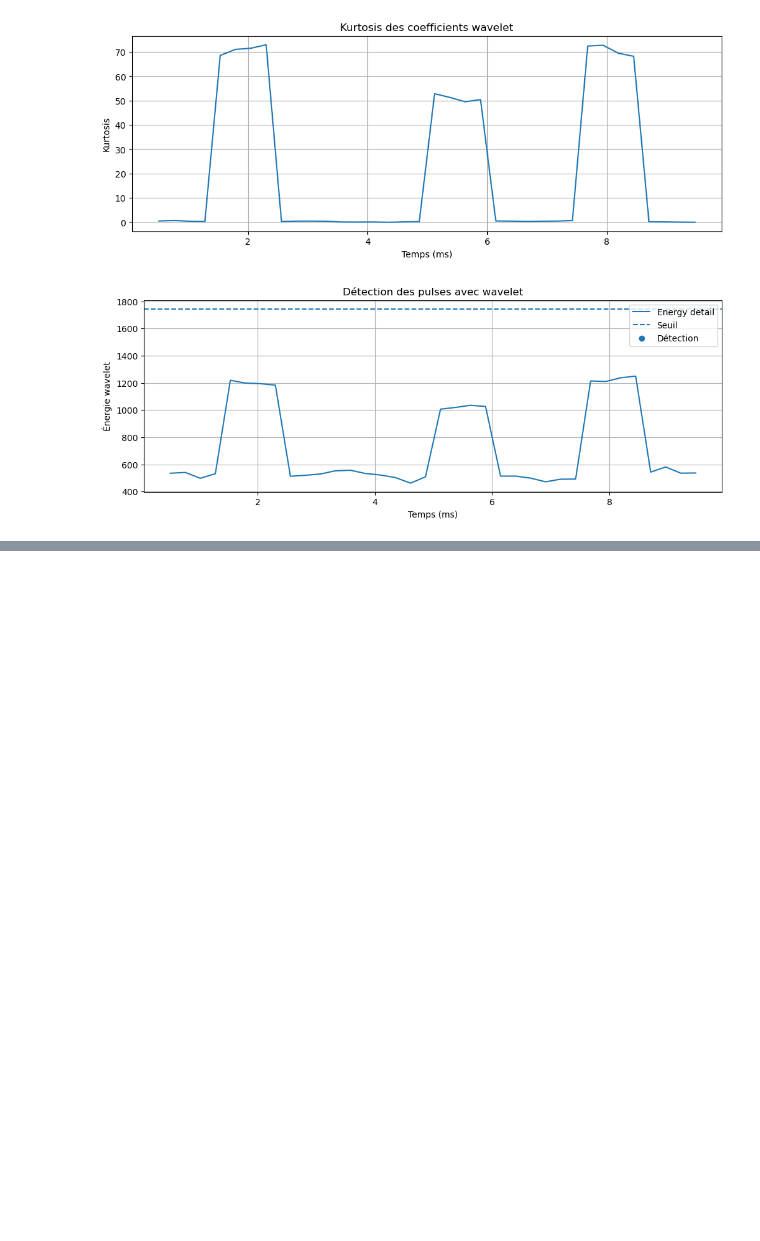
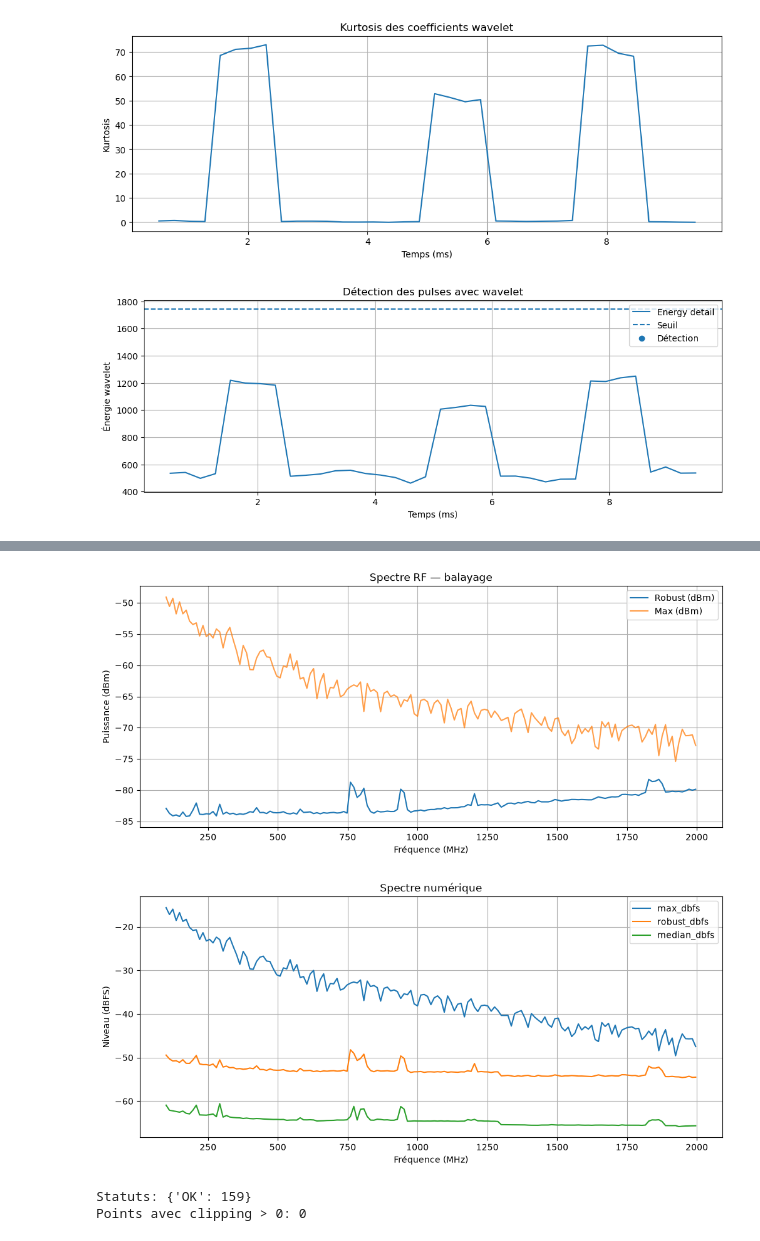
Before and after one commit to yousefBens/SDR_PRPD, a Jupyter notebook: Learn.ipynb, the cells around one changed output, grey strips where cells are left out. Drawn from its saved outputs; the diff is of its cells as text; code cells hidden in the pictures; blank space fills up the shorter version.

Commit message:
Add files to save time data simple and blayage

```diff
--- a/Learn.ipynb
+++ b/Learn.ipynb
@@ -1965,0 +1968,17 @@ plt.show()
+# %%
+from pathlib import Path
+import json
+import numpy as np
+import pandas as pd
+import matplotlib.pyplot as plt
+from matplotlib.colors import LogNorm
+
+DATA_DIR = Path('/home/yousef/Documents/zip_folder/measurement_20261118_102145')  # modifier si nécessaire
+plt.rcParams.update({'figure.figsize': (12, 5), 'axes.grid': True})
+metadata = json.loads((DATA_DIR / 'metadata.json').read_text(encoding='utf-8'))
+spectrum = pd.read_csv(DATA_DIR / 'spectrum.csv')
+prpd = pd.read_csv(DATA_DIR / 'prpd.csv')
+print(json.dumps(metadata, indent=2, ensure_ascii=False))
+print('\nSPECTRUM:', spectrum.shape, list(spectrum.columns))
+print('PRPD:', prpd.shape, list(prpd.columns))
+display(spectrum.head(), prpd.head())
@@ -1965,0 +2015,19 @@ plt.show()
+# %%
+fig, ax = plt.subplots()
+ax.plot(spectrum['freq_mhz'], spectrum['robust_dbm'], label='Robust (dBm)')
+ax.plot(spectrum['freq_mhz'], spectrum['max_dbm'], alpha=.75, label='Max (dBm)')
+ax.set(xlabel='Fréquence (MHz)', ylabel='Puissance (dBm)', title='Spectre RF — balayage')
+ax.legend(); plt.show()
+
+fig, ax = plt.subplots()
+for col in ['max_dbfs', 'robust_dbfs', 'median_dbfs']:
+    ax.plot(spectrum['freq_mhz'], spectrum[col], label=col)
+ax.set(xlabel='Fréquence (MHz)', ylabel='Niveau (dBFS)', title='Spectre numérique')
+ax.legend(); plt.show()
+print('Statuts:', spectrum['status'].value_counts().to_dict())
+print('Points avec clipping > 0:', (spectrum['clipping_fraction'] > 0).sum())
+# %% [output]
+[figure, added]
+[figure, added]
+Statuts: {'OK': 159}
+Points avec clipping > 0: 0
```
Also changed, not shown: parts of 8 cells of this notebook, 4 other files.
